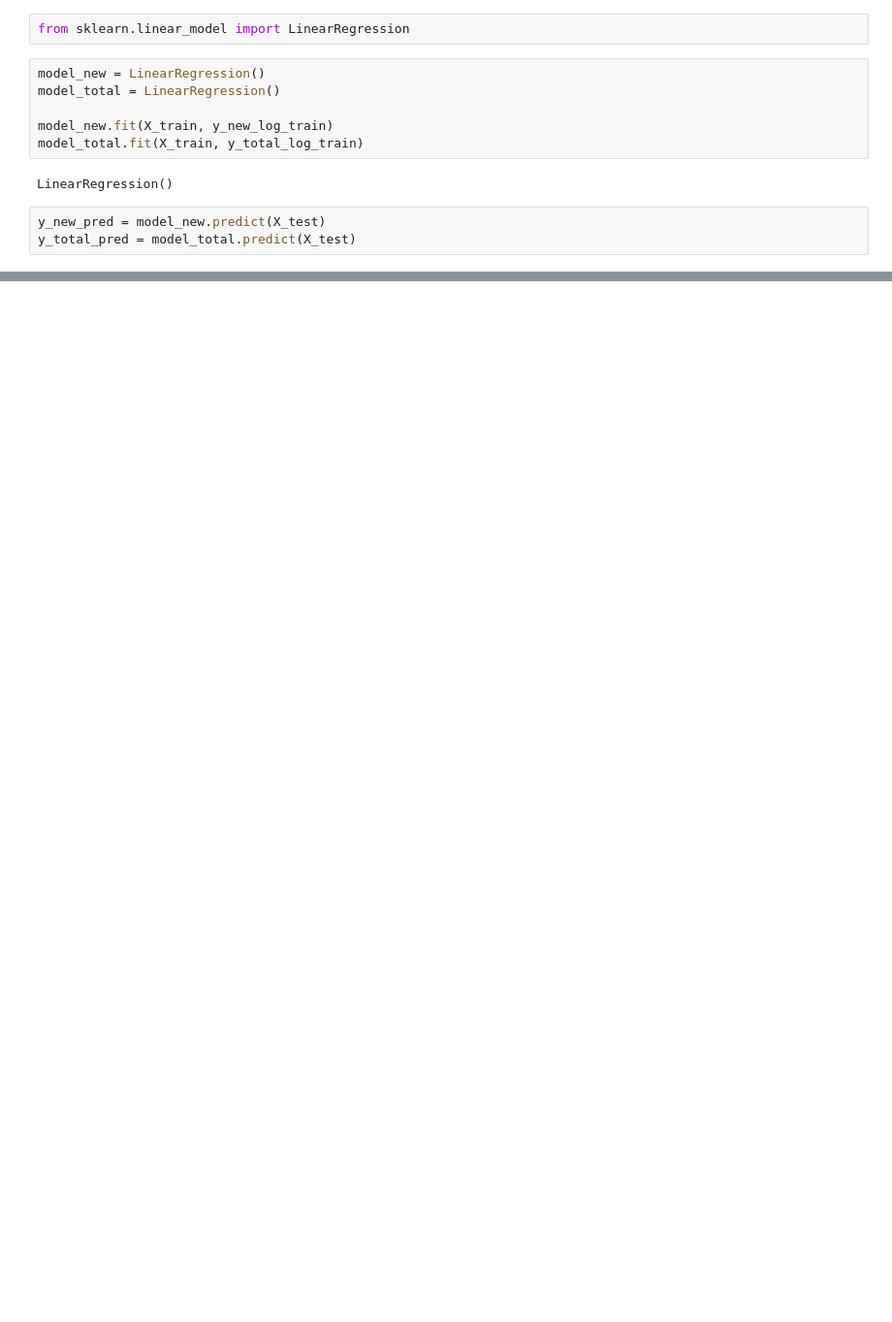
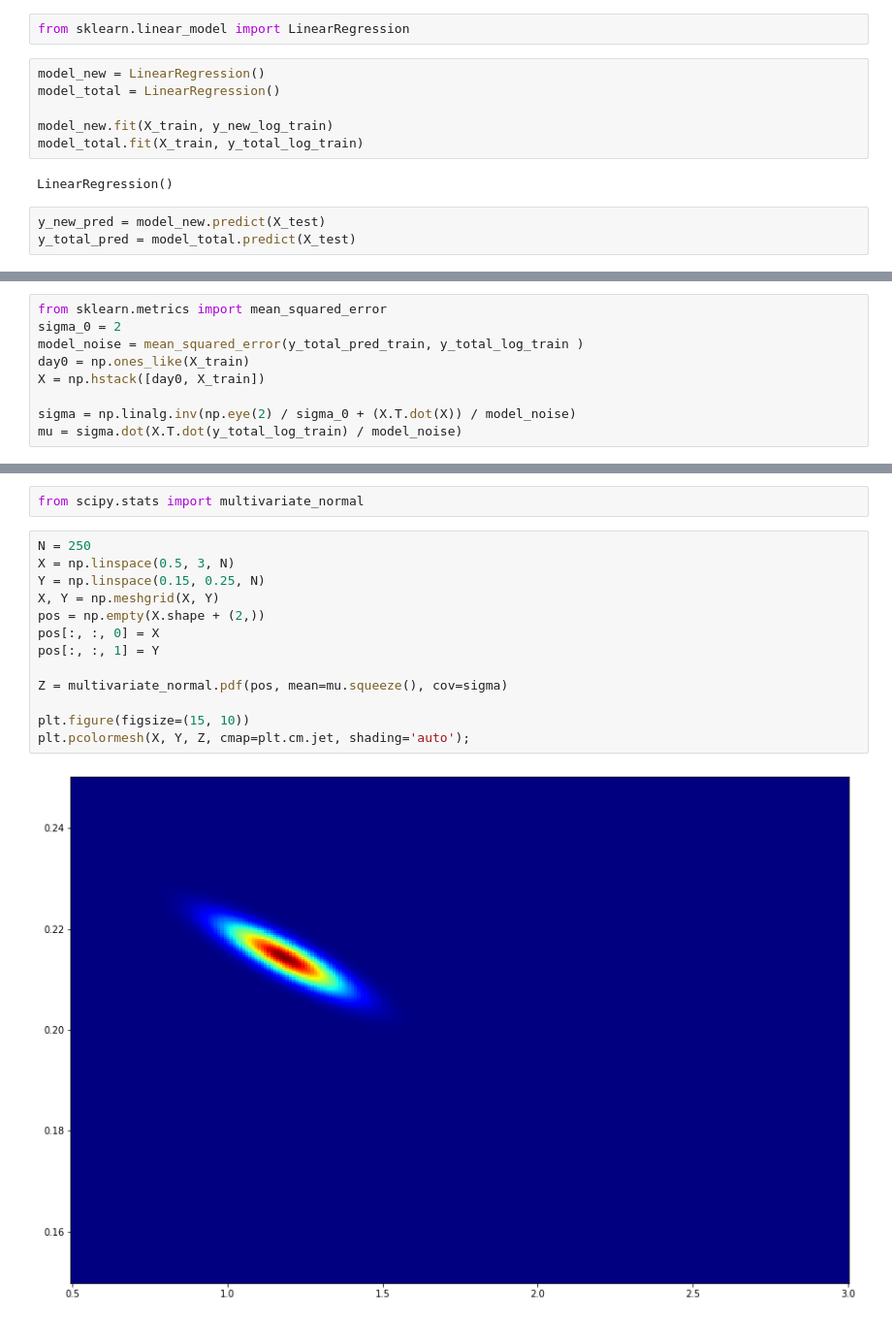
Before and after one commit to Kirinari/MADE_advanced_ml, a Jupyter notebook: homewrok1.ipynb, the cells around one changed output, grey strips where cells are left out. Shown: that part at 97% size. Saved outputs shown, nothing was run; the diff lists cells and outputs as text; blank space fills up the shorter version.

```diff
--- a/homewrok1.ipynb
+++ b/homewrok1.ipynb
@@ -118,0 +148,9 @@ plt.ylabel('log(total_cases)');
+# %%
+from sklearn.metrics import mean_squared_error
+sigma_0 = 2
+model_noise = mean_squared_error(y_total_pred_train, y_total_log_train )
+day0 = np.ones_like(X_train)
+X = np.hstack([day0, X_train])
+
+sigma = np.linalg.inv(np.eye(2) / sigma_0 + (X.T.dot(X)) / model_noise)
+mu = sigma.dot(X.T.dot(y_total_log_train) / model_noise)
@@ -118,0 +161,17 @@ plt.ylabel('log(total_cases)');
+# %%
+from scipy.stats import multivariate_normal
+# %%
+N = 250
+X = np.linspace(0.5, 3, N)
+Y = np.linspace(0.15, 0.25, N)
+X, Y = np.meshgrid(X, Y)
+pos = np.empty(X.shape + (2,))
+pos[:, :, 0] = X
+pos[:, :, 1] = Y
+
+Z = multivariate_normal.pdf(pos, mean=mu.squeeze(), cov=sigma)
+
+plt.figure(figsize=(15, 10))
+plt.pcolormesh(X, Y, Z, cmap=plt.cm.jet, shading='auto');
+# %% [output]
+[figure, added]
```
Also changed, not shown: parts of 7 cells of this notebook.
